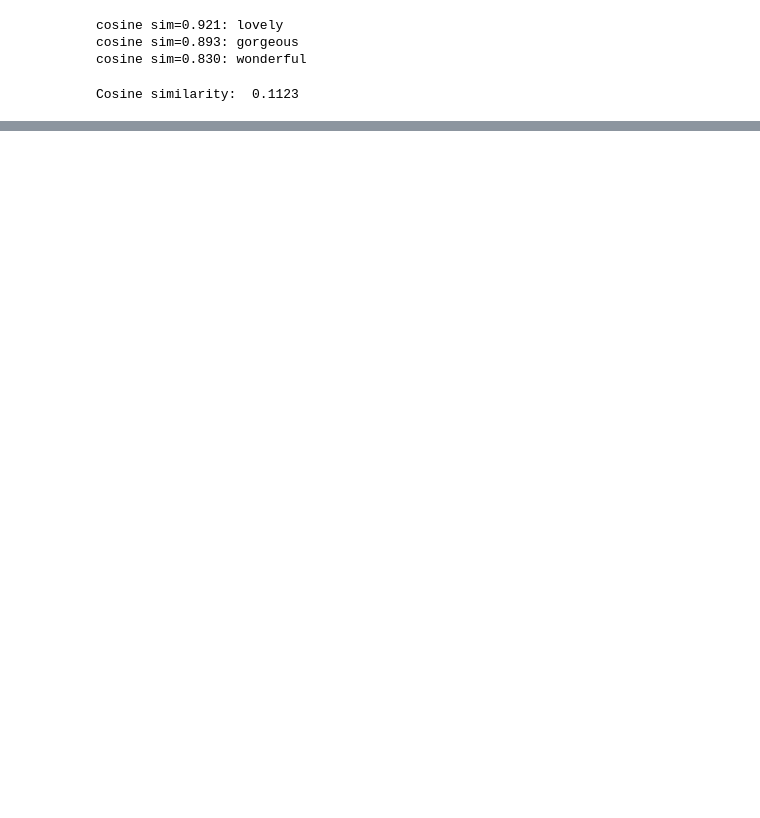
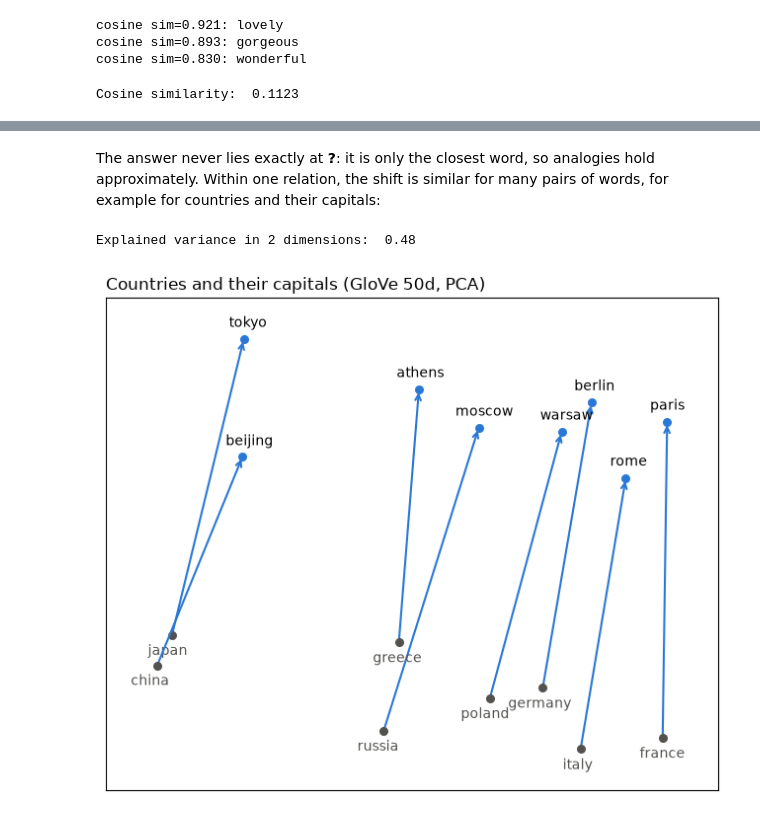
Before and after one commit to Andrian0s/ML4NLP1-2026-Tutorial-Notebooks, a Jupyter notebook: tutorials_notebooks_in_class_2026/W06_similarity_analogy.ipynb, the cells around one changed output, grey strips where cells are left out. Saved outputs shown, nothing was run; the diff lists cells and outputs as text; code cells hidden in the pictures; blank space fills up the shorter version.

```diff
--- a/tutorials_notebooks_in_class_2026/W06_similarity_analogy.ipynb
+++ b/tutorials_notebooks_in_class_2026/W06_similarity_analogy.ipynb
@@ -116,8 +34,7 @@ was not yet.
 # %%
-# embeddings have to be loaded in separate runtimes because loading more than one results in OOM issue
-
-#glove_6b50d = TokenEmbedding('glove.6b.50d')
-#glove_6b100d = TokenEmbedding('glove.6b.100d')
-#glove_42b300d = TokenEmbedding('glove.42b.300d') # too large to load in free Google Colab
-#fasttext_wiki = TokenEmbedding('wiki.en') # too large to load in free Google Colab
+print('Loading GloVe 50d and 100d (the first run downloads ~200 MB)...')
+with contextlib.redirect_stdout(io.StringIO()):  # hide gensim's very chatty progress bar
+    glove_6b50d = api.load('glove-wiki-gigaword-50')    # same vectors as glove.6B.50d
+    glove_6b100d = api.load('glove-wiki-gigaword-100')  # same vectors as glove.6B.100d
+print('Done.')
 # %% [output]
@@ -431,0 +478,29 @@ Explained variance in 2 dimensions:  0.93
+# %% [markdown]
+The answer never lies exactly at **?**: it is only the closest word, so analogies hold approximately. Within one relation, the shift is similar for many pairs of words, for example for countries and their capitals:
+# %%
+# @title Plot: countries and their capitals
+pairs = [('germany', 'berlin'), ('france', 'paris'), ('italy', 'rome'), ('russia', 'moscow'),
+         ('japan', 'tokyo'), ('china', 'beijing'), ('greece', 'athens'), ('poland', 'warsaw')]
+words = [w for pair in pairs for w in pair]
+pca = PCA(n_components=2)
+points = dict(zip(words, pca.fit_transform(glove_6b50d[words])))
+print('Explained variance in 2 dimensions: ', np.round(pca.explained_variance_ratio_.sum(), 2))
+
+fig, ax = plt.subplots(figsize=(6.5, 5.5))
+for country, capital in pairs:
+    direction = (points[capital] - points[country]) / np.linalg.norm(points[capital] - points[country])
+    ax.annotate('', xy=points[capital], xytext=points[country], arrowprops=dict(arrowstyle='->', color='#2a78d6', lw=1.5))
+    ax.scatter(*points[country], s=30, color='#52514e', zorder=3)
+    ax.scatter(*points[capital], s=30, color='#2a78d6', zorder=3)
+    # labels beyond the two ends of the arrow
+    ax.annotate(country, points[country], xytext=-12 * direction, textcoords='offset points', ha='center', va='center', color='#52514e')
+    ax.annotate(capital, points[capital], xytext=12 * direction, textcoords='offset points', ha='center', va='center')
+ax.set_xticks([])
+ax.set_yticks([])
+ax.margins(0.1)  # room for the labels at the edges
+ax.set_title('Countries and their capitals (GloVe 50d, PCA)', loc='left')
+fig.tight_layout()
+plt.show()
+# %% [output]
+Explained variance in 2 dimensions:  0.48
+[figure, added]
```
Also changed, not shown: parts of 110 cells of this notebook.
